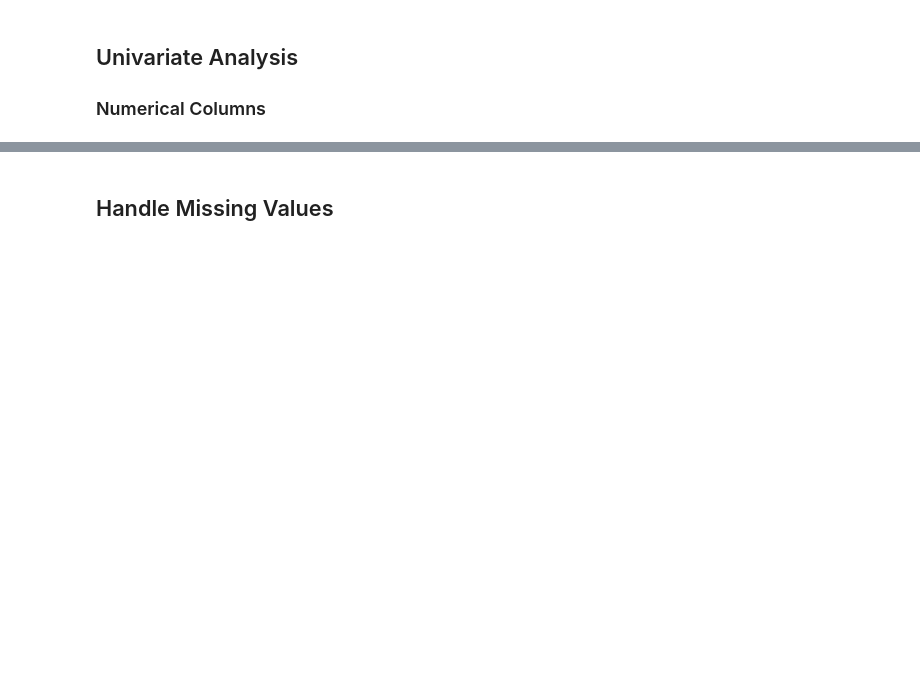
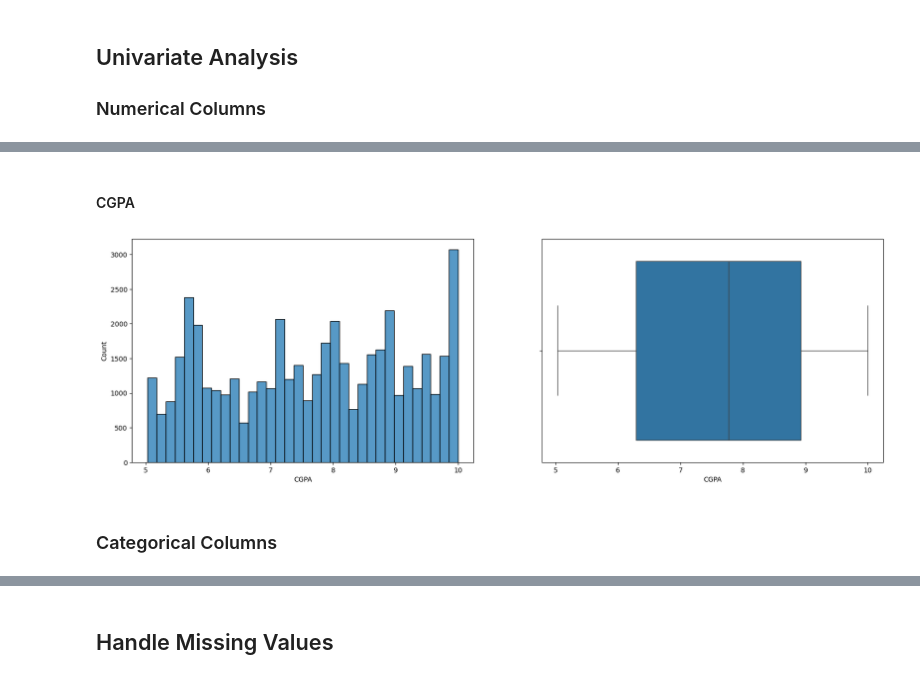
Before and after one commit to ktxdev/mind-matters, a Jupyter notebook: notebooks/EDA.ipynb, the cells around one changed output, grey strips where cells are left out. Drawn from its saved outputs; the diff is of its cells as text; code cells hidden in the pictures; blank space fills up the shorter version.

```diff
--- a/notebooks/EDA.ipynb
+++ b/notebooks/EDA.ipynb
@@ -115,0 +137,8 @@ data[categorical_variables].describe()
+# %% [markdown]
+#### CGPA
+# %%
+plot_histogram_and_boxplot(data, 'CGPA')
+# %% [output]
+[figure, added]
+# %% [markdown]
+### Categorical Columns
```
Also changed, not shown: parts of 82 cells of this notebook.
